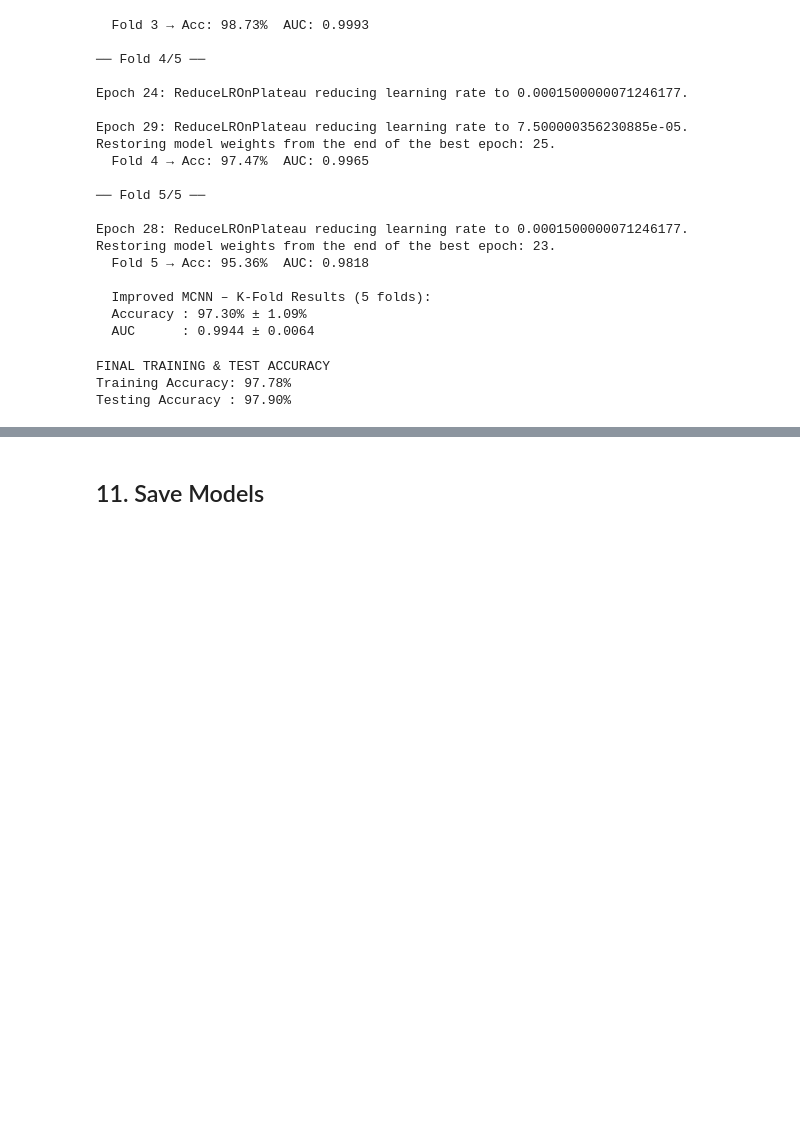
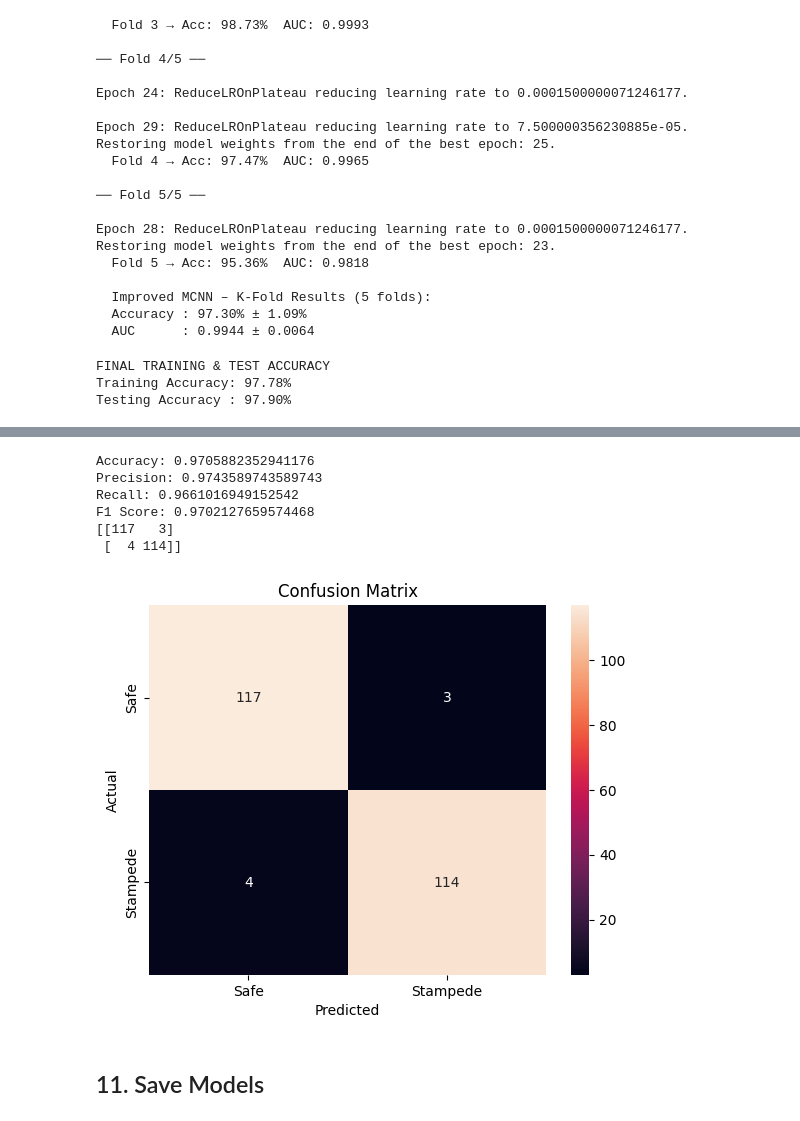
Before and after one commit to prarthanayak/Stampede-prediction, a Jupyter notebook: Stampede_prediction.ipynb, the cells around one changed output, grey strips where cells are left out. Drawn from its saved outputs; the diff is of its cells as text; code cells hidden in the pictures; blank space fills up the shorter version.

```diff
--- a/Stampede_prediction.ipynb
+++ b/Stampede_prediction.ipynb
@@ -721,3 +721,6 @@ print(f"Testing Accuracy : {test_acc*100:.2f}%")
 FINAL TRAINING & TEST ACCURACY
 Training Accuracy: 97.78%
 Testing Accuracy : 97.90%
+# %%
+y_pred = mcnn.predict(X_test)
+y_pred = (y_pred > 0.5).astype(int)
@@ -724,3 +729,45 @@ Testing Accuracy : 97.90%
+# %%
+from sklearn.metrics import confusion_matrix, accuracy_score, precision_score, recall_score, f1_score
+import seaborn as sns
+import matplotlib.pyplot as plt
+%matplotlib inline
+
+cm = confusion_matrix(y_test, y_pred)
+
+acc = accuracy_score(y_test, y_pred)
+prec = precision_score(y_test, y_pred)
+rec = recall_score(y_test, y_pred)
+f1 = f1_score(y_test, y_pred)
+
+print("Accuracy:", acc)
+print("Precision:", prec)
+print("Recall:", rec)
+print("F1 Score:", f1)
+
+y_pred = (y_pred > 0.5).astype(int).ravel()
+y_test = y_test.ravel()
+from sklearn.metrics import confusion_matrix
+
+cm = confusion_matrix(y_test, y_pred)
+
+print(cm)
+
+plt.figure()
+sns.heatmap(cm, annot=True, fmt='d',
+            xticklabels=['Safe','Stampede'],
+            yticklabels=['Safe','Stampede'])
+plt.xlabel("Predicted")
+plt.ylabel("Actual")
+plt.title("Confusion Matrix")
+plt.show()
+# %% [output]
+Accuracy: 0.9705882352941176
+Precision: 0.9743589743589743
+Recall: 0.9661016949152542
+F1 Score: 0.9702127659574468
+[[117   3]
+ [  4 114]]
+[figure, added]
 # %% [markdown]
 ## 11. Save Models
 # %%
```
Also changed, not shown: parts of 4 cells of this notebook.
